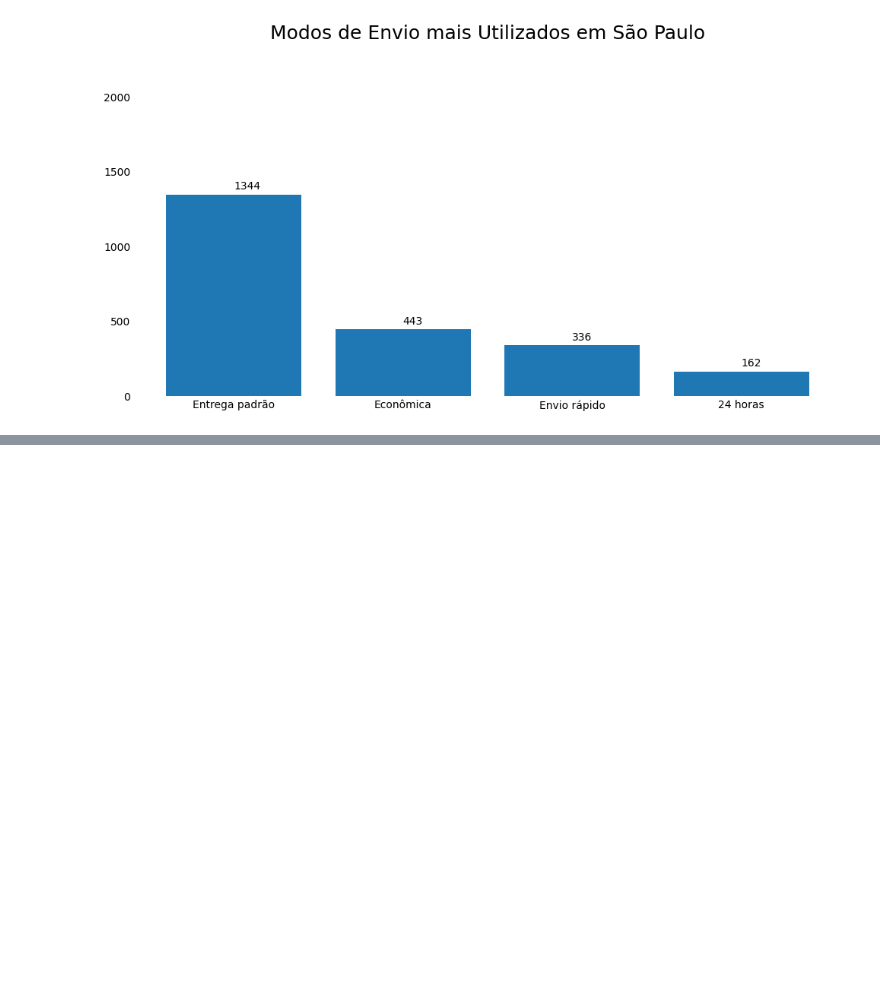
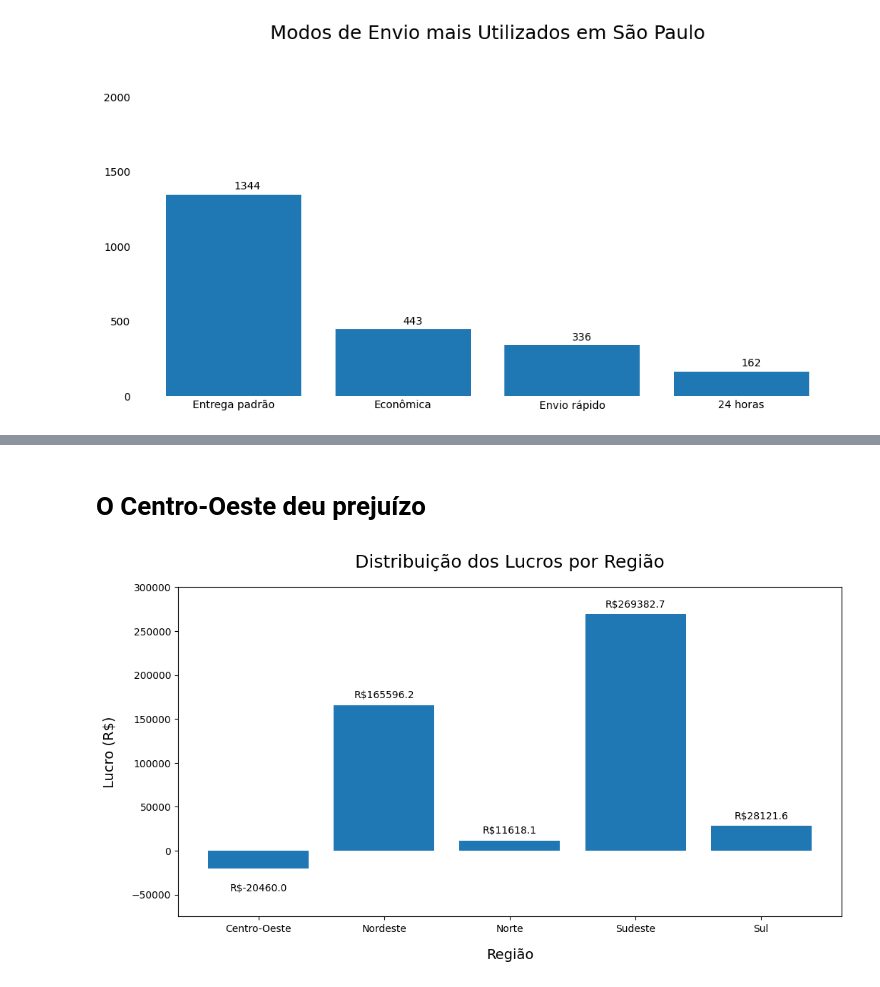
Before and after one commit to stephanyborzi/An-lise_de_dados_Vendas, a Jupyter notebook: exploracao.ipynb, the cells around one changed output, grey strips where cells are left out. Drawn from its saved outputs; the diff is of its cells as text; code cells hidden in the pictures; blank space fills up the shorter version.

```diff
--- a/exploracao.ipynb
+++ b/exploracao.ipynb
@@ -2,7 +2,7 @@
 import pandas as pd
 import matplotlib.pyplot as plt
 # %%
-vendas = pd.read_csv('vendas.csv')
+vendas = pd.read_csv('Database/vendas.csv')
 vendas['data_pedido'] = pd.to_datetime(vendas['data_pedido'], format="%Y-%m-%d")
 vendas
 # %% [output]
@@ -149,3 +148,11 @@ def modo_envio(df, filename):
 modo_envio(envio_sp, "Modos_de_Envio_São_Paulo.png")
 # %% [output]
 [figure]
+# %%
+lucro_por_regiao = vendas.groupby('regiao')['lucro'].sum().sort_values(ascending=False)
+
+lucro_por_regiao = vendas.groupby('regiao')['lucro'].sum().reset_index()
+lucro_por_regiao["lucro"] = lucro_por_regiao["lucro"].round(1)
+lucro_por_regiao["lucro"] = lucro_por_regiao["lucro"].apply(lambda x: f"R${x}")
+
+lucro_por_regiao
@@ -151,0 +192,25 @@ modo_envio(envio_sp, "Modos_de_Envio_São_Paulo.png")
+# %% [markdown]
+# O Centro-Oeste deu prejuízo
+# %%
+
+def lucro_barras(df, filename):
+    fig, ax = plt.subplots(figsize=(12, 6), dpi=100)
+    bars = ax.bar(df['regiao'], df['lucro'].apply(lambda x: float(x.strip('R$').replace(',', '.'))))
+
+    ax.set_title("Distribuição dos Lucros por Região", fontsize=18, loc="center", pad=20)
+    ax.set_xlabel("Região", fontsize=14, labelpad=15)
+    ax.set_ylabel("Lucro (R$)", fontsize=14, labelpad=15)
+
+    ax.set_ylim(-75000.0, 300000)
+    for i, row in df.iterrows():
+        height = float(row['lucro'].strip('R$').replace(',', '.'))
+        ax.annotate(f"{row['lucro']}", xy=(i, height),
+                    xytext=(0, 5 if height > 0 else -15), textcoords='offset points', ha='center', fontsize=10, va='bottom' if height > 0 else 'top')
+
+    plt.savefig(filename, dpi=100, bbox_inches='tight', pad_inches=0)
+    plt.show()
+    plt.close(fig)
+
+lucro_barras(lucro_por_regiao, "Lucro_por_regiao_barras.png")
+# %% [output]
+[figure, added]
```
Also changed, not shown: parts of 14 cells of this notebook.
